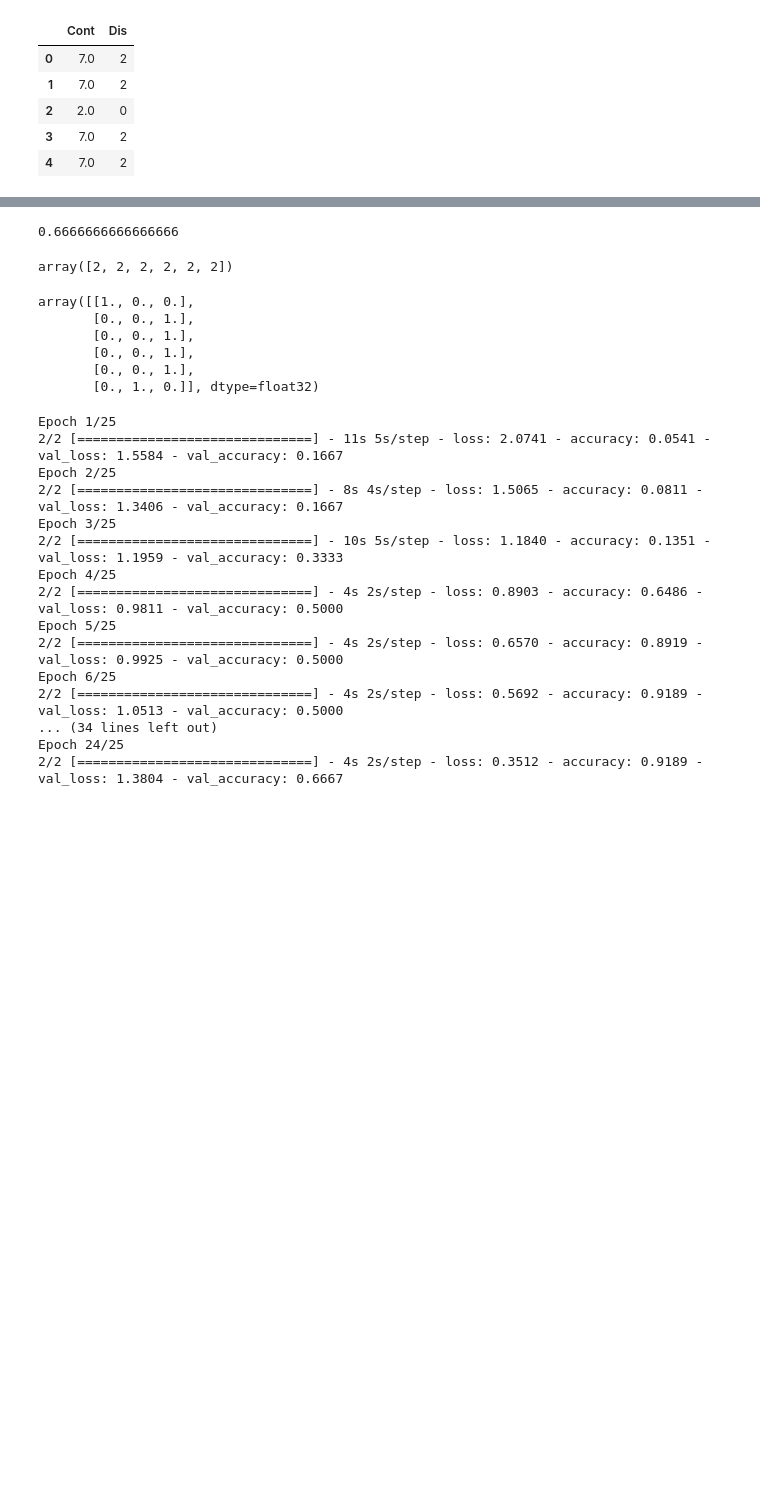
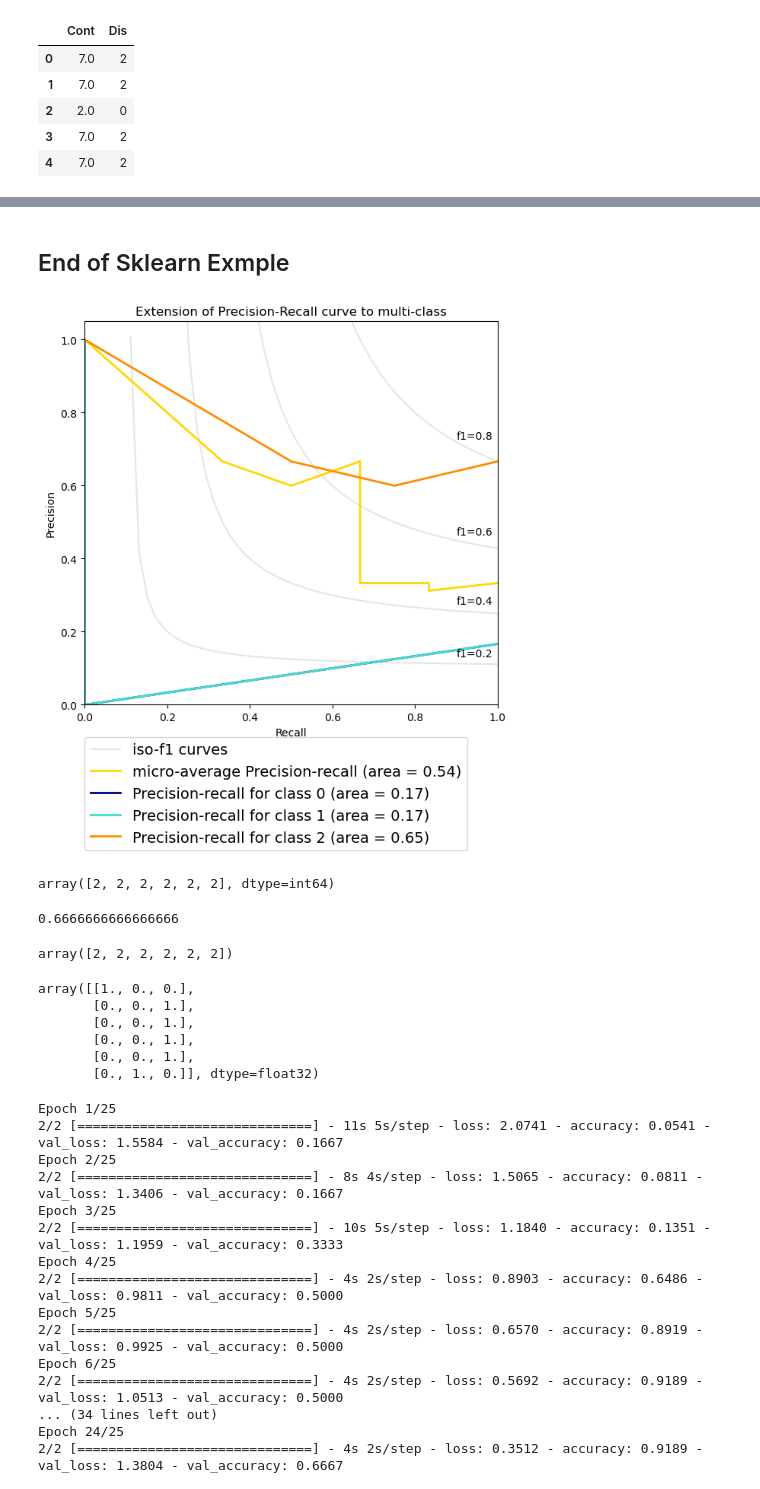
Before and after one commit to zandvakiliramin/Biometric_Peoject, a Jupyter notebook: Analysis_V3.ipynb, the cells around one changed output, grey strips where cells are left out. Saved outputs shown, nothing was run; the diff lists cells and outputs as text; code cells hidden in the pictures; blank space fills up the shorter version.

Commit message:
percision recall curve added

```diff
--- a/Analysis_V3.ipynb
+++ b/Analysis_V3.ipynb
@@ -617,5 +493,5 @@ model.compile(loss='sparse_categorical_crossentropy', optimizer=keras.optimizers
 # %%
 history = model.fit(x = x_train, y = y_dis_train,
                     validation_data = (x_valid, y_dis_valid),
-                    epochs = 25)
+                    epochs = 10)
 # %% [output]
@@ -638,0 +518,2 @@ Epoch 25/25
+# %%
+y_dis_pred_valid = model.predict(x_valid)
@@ -639 +589,64 @@ Epoch 25/25
+# %%
+# Use label_binarize to be multi-label like settings
+Y = label_binarize(y, classes=[0, 1, 2])
+n_classes = Y.shape[1]
+
+# Split into training and test
+X_train, X_test, Y_train, Y_test = train_test_split(X, Y, test_size=.5,
+                                                    random_state=random_state)
+
+# We use OneVsRestClassifier for multi-label prediction
+from sklearn.multiclass import OneVsRestClassifier
+
+# Run classifier
+classifier = OneVsRestClassifier(svm.LinearSVC(random_state=random_state))
+classifier.fit(X_train, Y_train)
+y_score = classifier.decision_function(X_test)
+# %% [markdown]
+## End of Sklearn Exmple
+# %%
+from itertools import cycle
+# setup plot details
+colors = cycle(['navy', 'turquoise', 'darkorange', 'cornflowerblue', 'teal'])
+
+plt.figure(figsize=(7, 8))
+f_scores = np.linspace(0.2, 0.8, num=4)
+lines = []
+labels = []
+for f_score in f_scores:
+    x = np.linspace(0.01, 1)
+    y = f_score * x / (2 * x - f_score)
+    l, = plt.plot(x[y >= 0], y[y >= 0], color='gray', alpha=0.2)
+    plt.annotate('f1={0:0.1f}'.format(f_score), xy=(0.9, y[45] + 0.02))
+
+lines.append(l)
+labels.append('iso-f1 curves')
+l, = plt.plot(recall["micro"], precision["micro"], color='gold', lw=2)
+lines.append(l)
+labels.append('micro-average Precision-recall (area = {0:0.2f})'
+              ''.format(average_precision["micro"]))
+
+for i, color in zip(range(n_classes), colors):
+    l, = plt.plot(recall[i], precision[i], color=color, lw=2)
+    lines.append(l)
+    labels.append('Precision-recall for class {0} (area = {1:0.2f})'
+                  ''.format(i, average_precision[i]))
+
+fig = plt.gcf()
+fig.subplots_adjust(bottom=0.25)
+plt.xlim([0.0, 1.0])
+plt.ylim([0.0, 1.05])
+plt.xlabel('Recall')
+plt.ylabel('Precision')
+plt.title('Extension of Precision-Recall curve to multi-class')
+plt.legend(lines, labels, loc=(0, -.38), prop=dict(size=14))
+
+
+plt.show()
+# %% [output]
+[figure, added]
+# %%
+y_dis_pred_valid
+# %% [output]
+array([2, 2, 2, 2, 2, 2], dtype=int64)
 # %%
```
Also changed, not shown: parts of 31 cells of this notebook.
